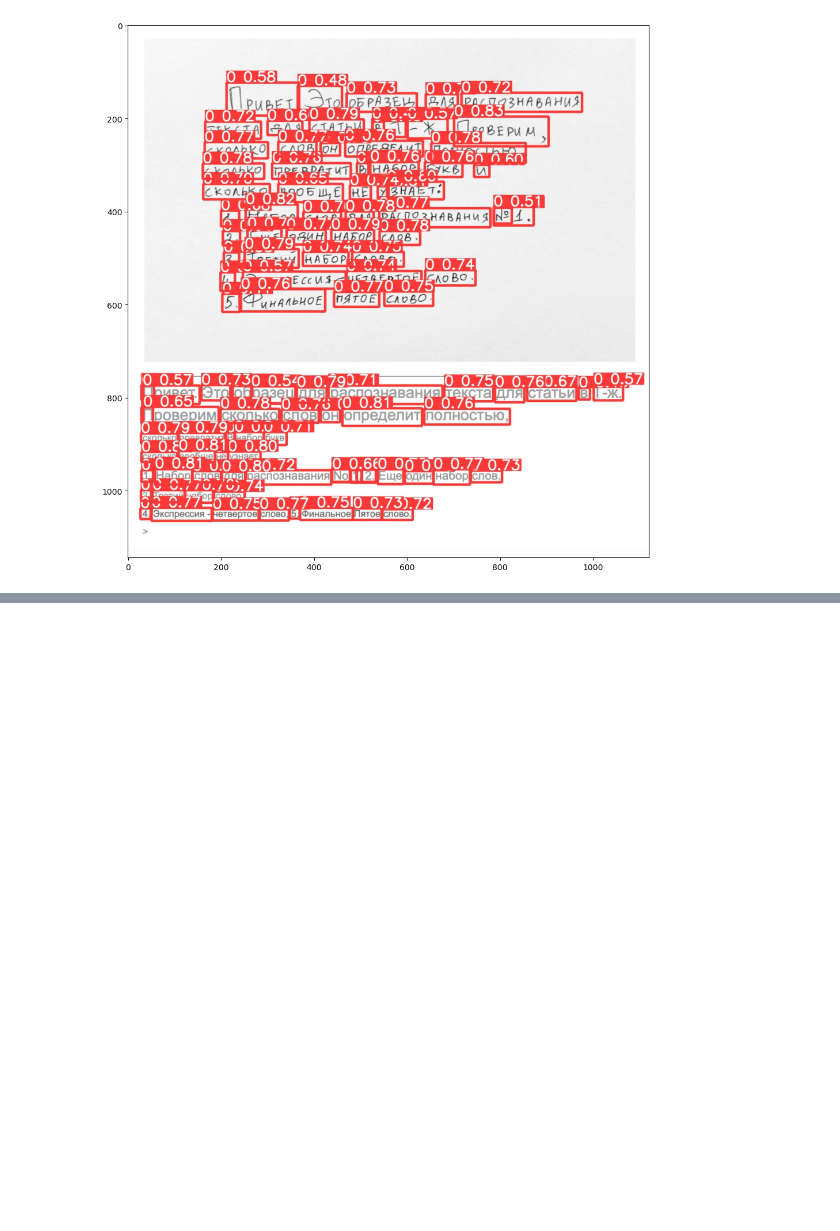
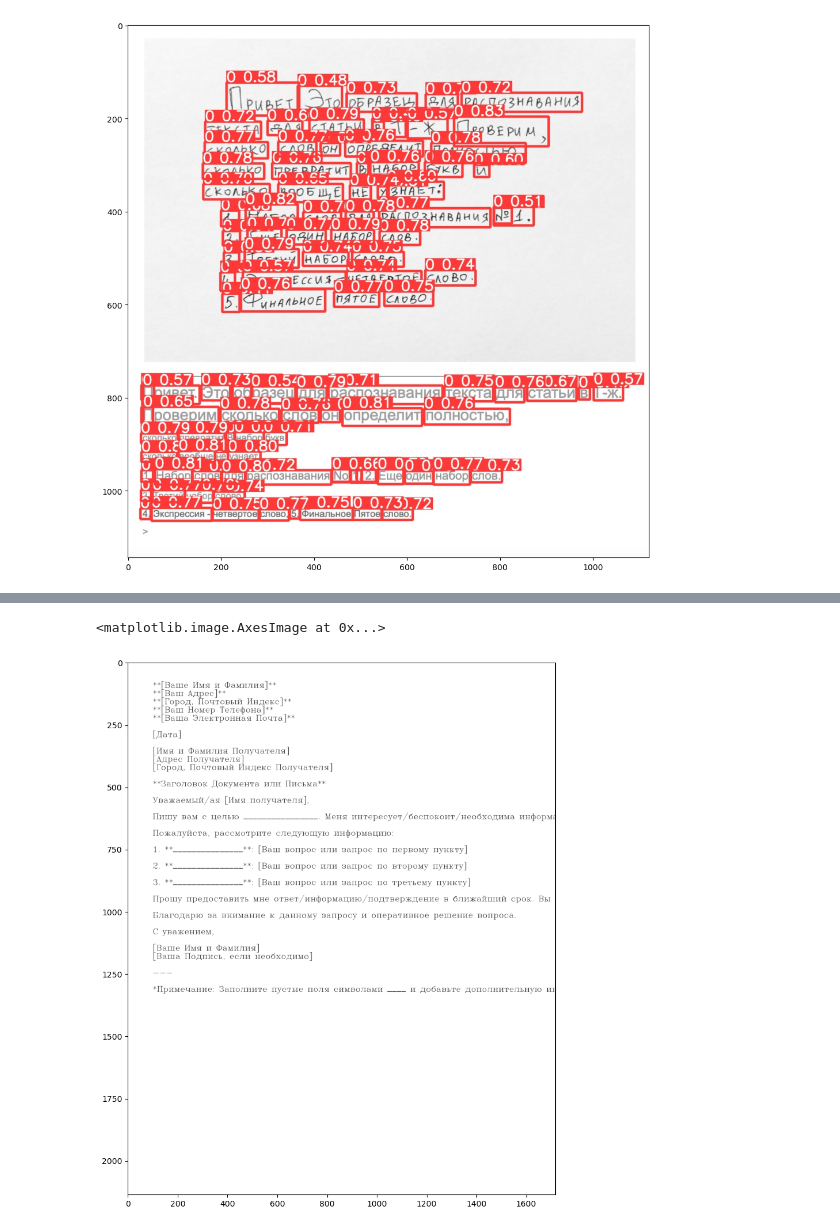
Before and after one commit to GeTrekt133/handwrite_recognation_in_documents, a Jupyter notebook: YOLO.ipynb, the cells around one changed output, grey strips where cells are left out. Drawn from its saved outputs; the diff is of its cells as text; code cells hidden in the pictures; blank space fills up the shorter version.

```diff
--- a/YOLO.ipynb
+++ b/YOLO.ipynb
@@ -270,0 +264,7 @@ plt.imshow(img)
+# %%
+response = g4f.ChatCompletion.create(
+        model=g4f.models.gpt_4,
+        provider=g4f.Provider.FakeGpt,
+        messages=[{"role": "user", "content": "Привет, напиши, пожалуйста, текст похожий на какой-нибудь документ. В твоем сообщении не должно быть ничего кроме текста документа. Внимание важно: используй символы _____ для обозначения полей, заполняемых человеком."}],
+    )
+print(response)
@@ -270,0 +289,3 @@ plt.imshow(img)
+# %%
+parse_ans = response.split('\n')
+parse_ans
@@ -270,0 +310,16 @@ plt.imshow(img)
+# %%
+from random import randint
+img = np.zeros([2000 + randint(0,500), 1500 + randint(0,350), 3],dtype=np.uint8)
+img.fill(255)
+indent = randint(30,45)
+scale = randint(80,110)/100
+thickness = randint(1,4)
+for stringID, string in enumerate(parse_ans):
+    #print(string)
+    img = cv2.putText(img, string,(100,100+stringID*indent), 3, scale, (27,27,27), thickness)
+plt.figure(figsize=(12, 12))
+cv2.imwrite('/home/misha/GPTimages/imageGPT0.jpg', img)
+plt.imshow(img)
+# %% [output]
+<matplotlib.image.AxesImage at 0x...>
+[figure, added]
```
Also changed, not shown: parts of 24 cells of this notebook.
